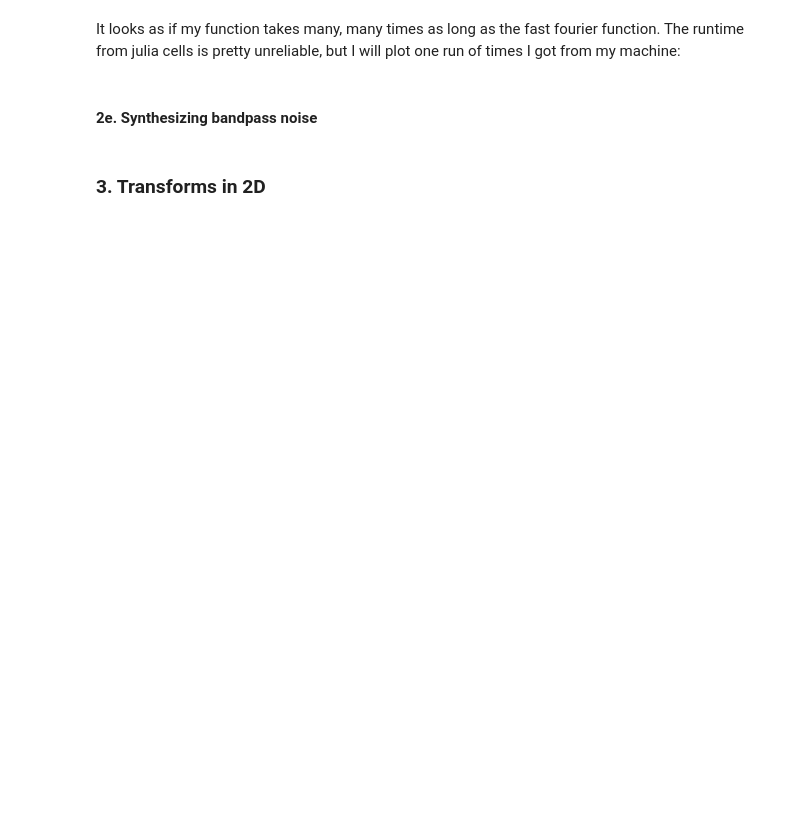
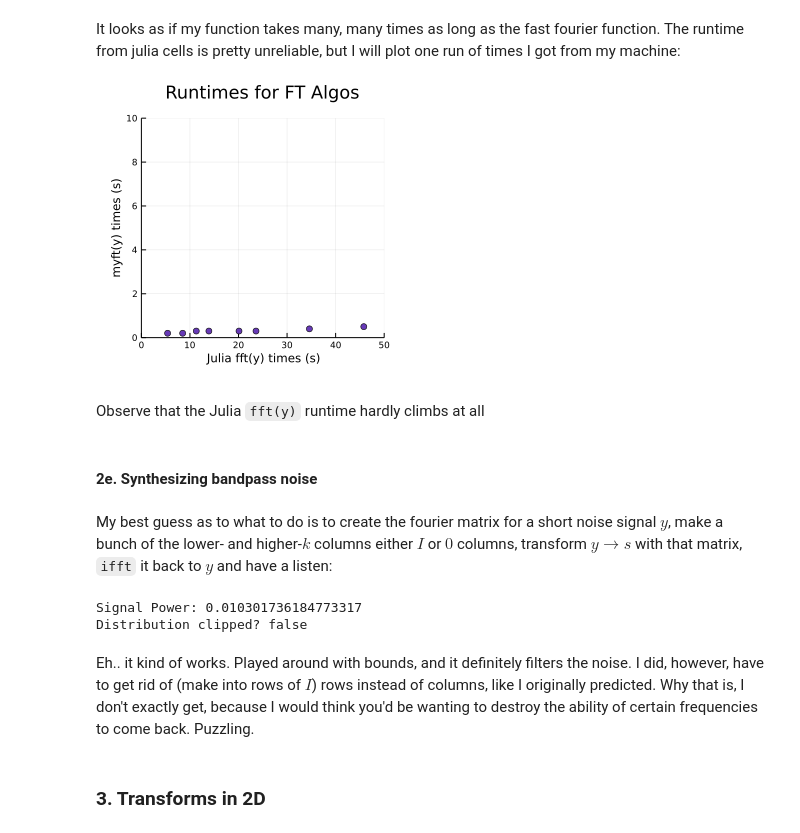
Before and after one commit to johnmays/CSDS_364_HW, a Jupyter notebook: A5/A5a/464-A5-jkm100.ipynb, the cells around one changed output. Saved outputs shown, nothing was run; the diff lists cells and outputs as text; code cells hidden in the pictures; blank space fills up the shorter version.

```diff
--- a/A5/A5a/464-A5-jkm100.ipynb
+++ b/A5/A5a/464-A5-jkm100.ipynb
@@ -240,8 +170,27 @@ fft(y);
 # %% [markdown]
 It looks as if my function takes many, many times as long as the fast fourier function.  The runtime from julia cells is pretty unreliable, but I will plot one run of times I got from my machine:
 # %%
-Ns = [10000, 12000, 14000, 16000, 18000]
-mytimes = [5.4, 8.5, 11.3, 13.9, ]
-ffttimes = [0.2, 0.2, 0.3, 0.3, ]
+Ns = [10000, 12000, 14000, 16000, 18000, 20000, 22000, 24000]
+mytimes = [5.4, 8.5, 11.3, 13.9, 20.1, 23.6, 34.6, 45.8]
+ffttimes = [0.2, 0.2, 0.3, 0.3, 0.3, 0.3, 0.4, 0.5];
+# %%
+plot(mytimes, ffttimes, seriestype = :scatter,
+    label=false, color = purples[4],
+    size = (300,300),
+    title="Runtimes for FT Algos", xlabel = "Julia fft(y) times (s)", ylabel = "myft(y) times (s)",
+    titlefontsize = 12, xguidefontsize = 8, yguidefontsize = 8, tickfontsize = 6,
+    xlim = (0.0, 50), ylim = (0.0, 10)
+)
+# %% [output]
+[figure, added]
+# %% [markdown]
+Observe that the Julia `fft(y)` runtime hardly climbs at all
 # %% [markdown]
 #### 2e. Synthesizing bandpass noise
+# %% [markdown]
+My best guess as to what to do is to create the fourier matrix for a short noise signal  $y$, make a bunch of the lower- and higher-$k$ columns either $I$ or $0$ columns, transform $y \rightarrow s$ with that matrix, `ifft` it back to $y$ and have a listen:
+# %%
+y, t = createnoise(noisetype="Gaussian", duration=0.25, filename="original_noise.wav", createfile=false, playfile=true);
+# %% [output]
+Signal Power: 0.010301736184773317
+Distribution clipped? false
@@ -248,2 +220,4 @@ ffttimes = [0.2, 0.2, 0.3, 0.3, ]
+# %% [markdown]
+Eh.. it kind of works.  Played around with bounds, and it definitely filters the noise.  I did, however, have to get rid of (make into rows of $I$) rows instead of columns, like I originally predicted.  Why that is, I don't exactly get, because I would think you'd be wanting to destroy the ability of certain frequencies to come back.  Puzzling.
 # %% [markdown]
 ### 3. Transforms in 2D
```
Also changed, not shown: parts of 20 cells of this notebook, 5 other files.
